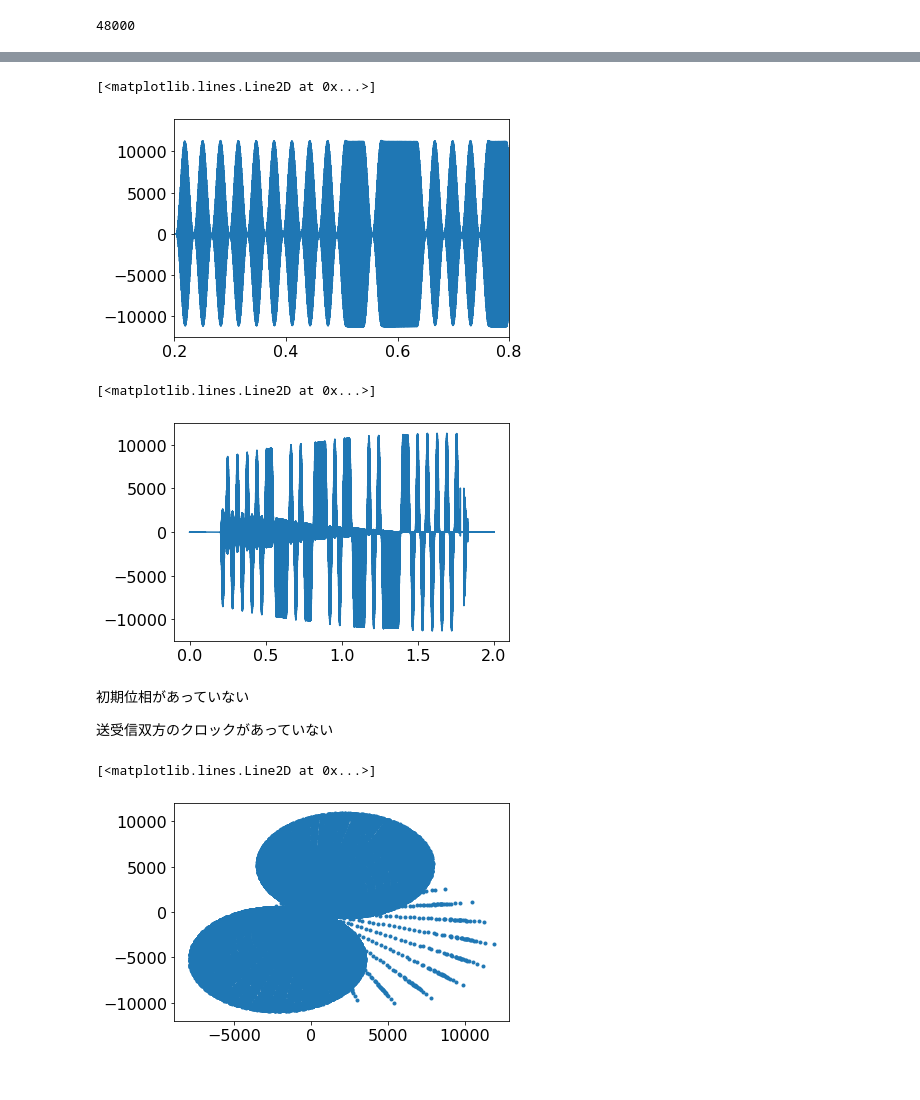
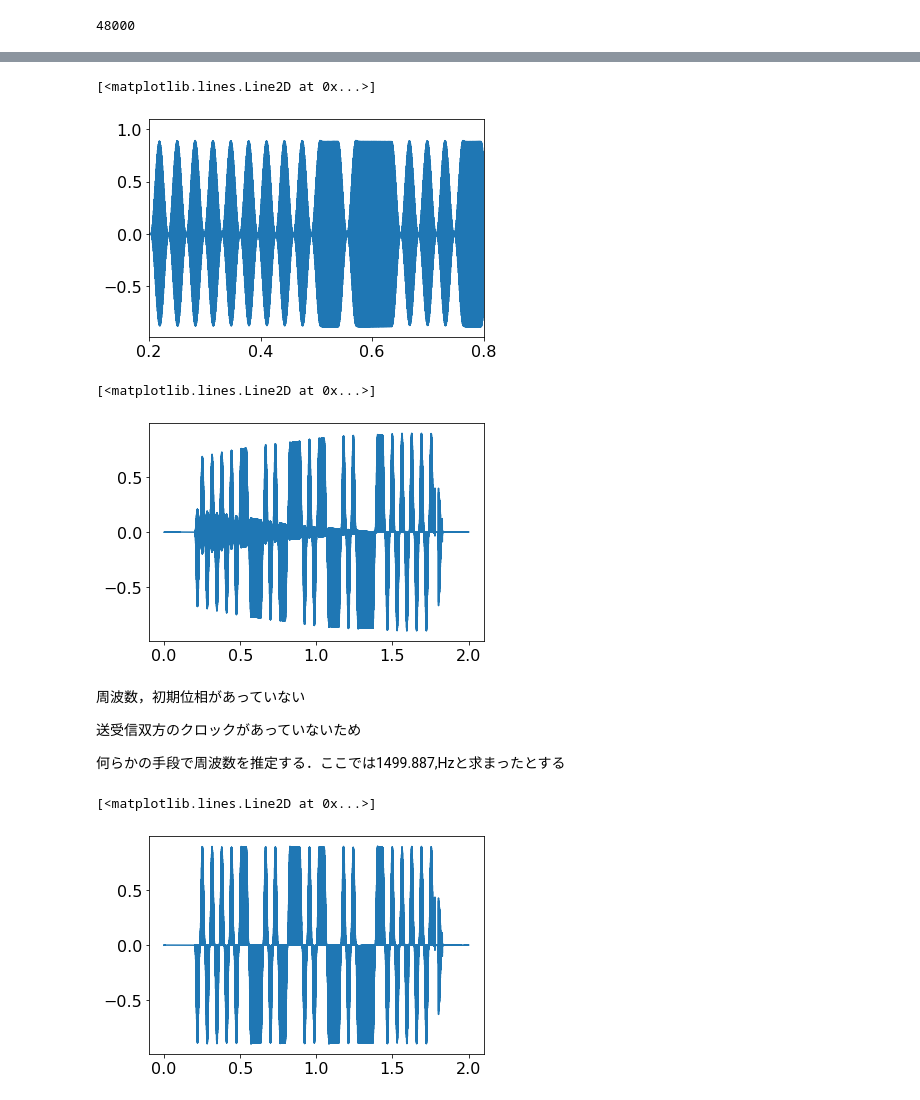
Before and after one commit to kojiyam/high_school, a Jupyter notebook: HS_modulation.ipynb, the cells around one changed output, grey strips where cells are left out. Drawn from its saved outputs; the diff is of its cells as text; code cells hidden in the pictures.

```diff
--- a/HS_modulation.ipynb
+++ b/HS_modulation.ipynb
@@ -181,5 +182,6 @@ Saving to: ‘48k.wav’
 # %%
 sampling_rate2, data = read('48k.wav')
+data = data/(np.max(np.abs(data)))
 print(sampling_rate2)
 # %% [output]
 48000
@@ -203,25 +201,27 @@ plt.xlim(0.2,0.8)
 plt.plot(t2, data)
 # %% [output]
 [<matplotlib.lines.Line2D at 0x...>]
-[figure, old version]
+[figure, new version]
 # %%
 data2 = data*np.cos(2*np.pi*1500*t2)
 # %%
 plt.plot(t2, data2)
 # %% [output]
 [<matplotlib.lines.Line2D at 0x...>]
-[figure, old version]
+[figure, new version]
-# %% [markdown]
-初期位相があっていない
-
-送受信双方のクロックがあっていない
+# %% [markdown]
+周波数，初期位相があっていない
+
+送受信双方のクロックがあっていないため
+
+何らかの手段で周波数を推定する．ここでは1499.887\,Hzと求まったとする
 # %%
-cp_data = data*np.exp(-1j*2*np.pi*1499.887*t2)
+cp_data = data*np.exp(-1j*(2*np.pi*1499.887*t2+1.2))
 # %%
-plt.plot(np.real(cp_data), np.imag(cp_data), ".")
+plt.plot(t2, cp_data)
 # %% [output]
 [<matplotlib.lines.Line2D at 0x...>]
-[figure, old version]
+[figure, new version]
 # %%
 num = 31
 b = np.ones(num)/num
```
Also changed, not shown: parts of 30 cells of this notebook.
